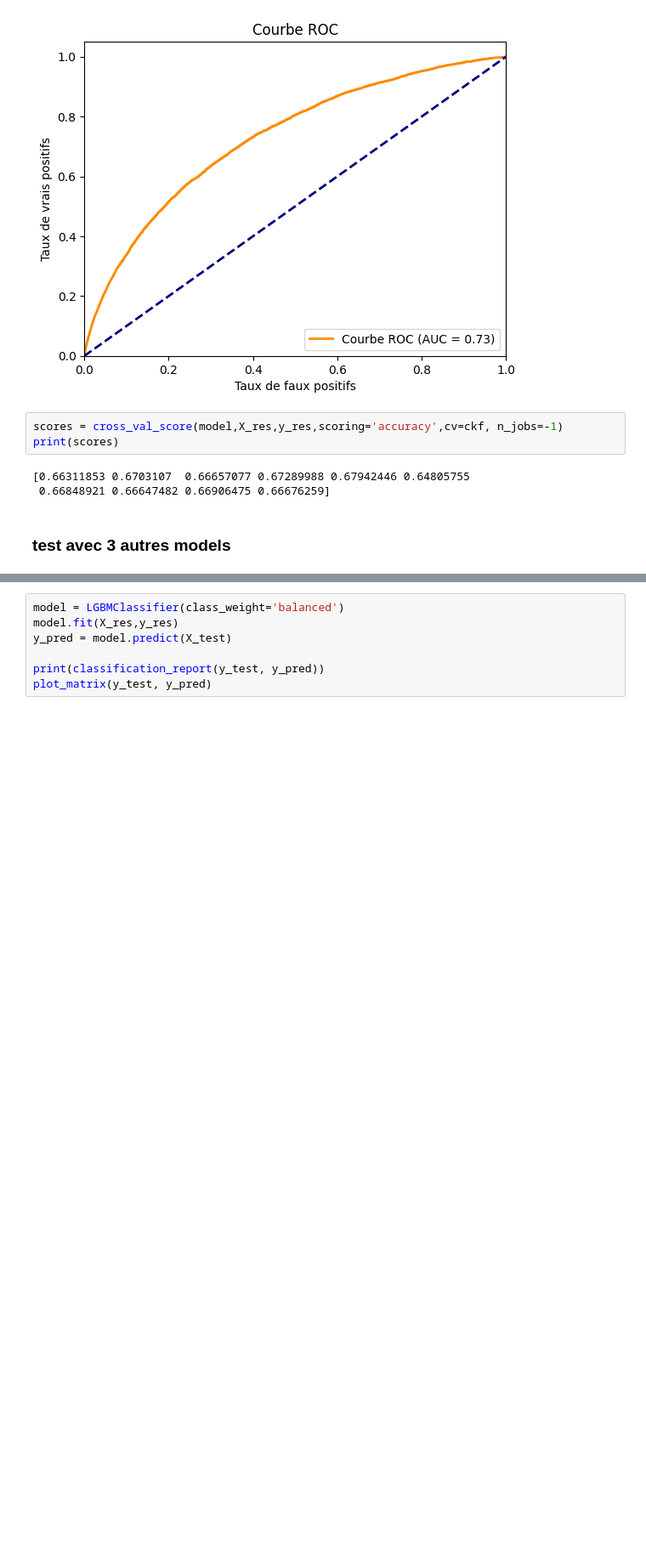
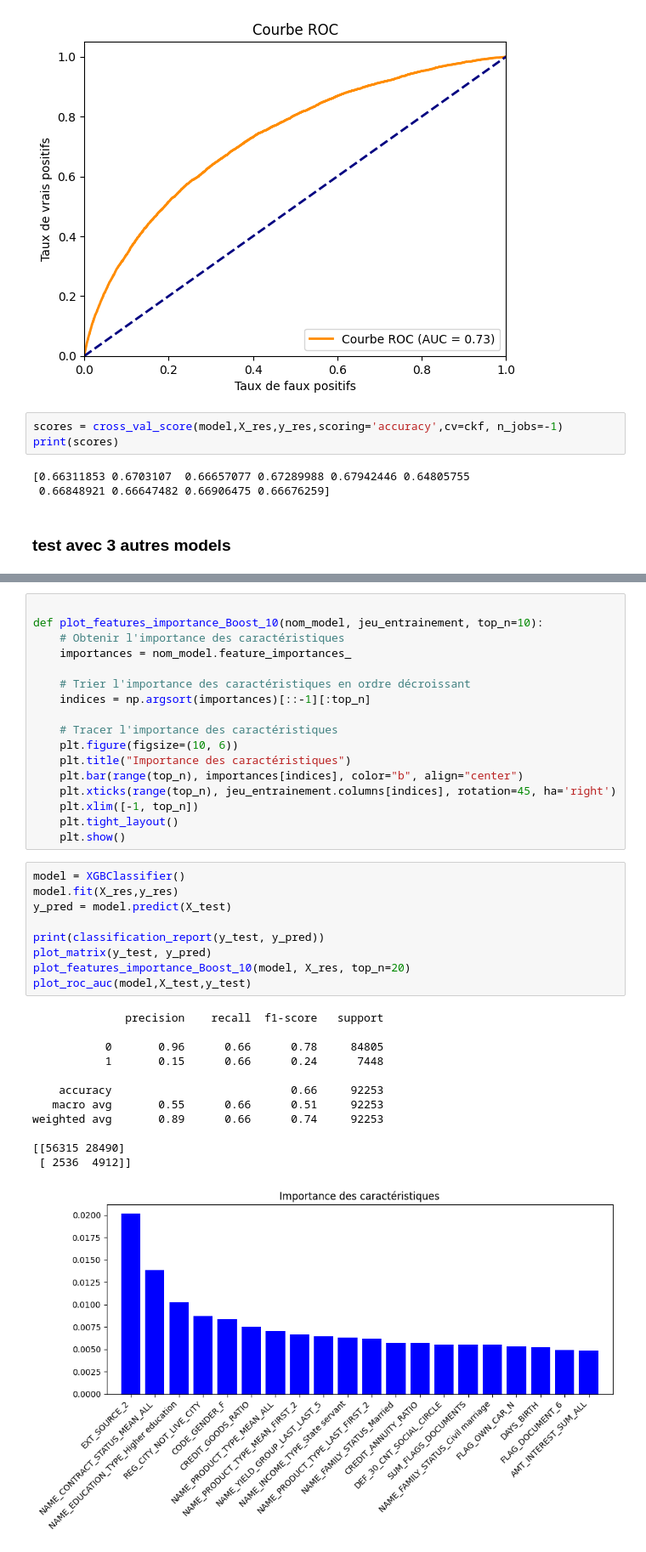
Before and after one commit to ASAKHRI/ProjetFilRouge, a Jupyter notebook: fEngeneering.ipynb, the cells around one changed output, grey strips where cells are left out. Shown at 85% size. Cells and saved outputs as stored; diff of their text form; blank space fills up the shorter version.

```diff
--- a/fEngeneering.ipynb
+++ b/fEngeneering.ipynb
@@ -1200,7 +1170,39 @@ from xgboost import XGBClassifier
+# %%
+
+def plot_features_importance_Boost_10(nom_model, jeu_entrainement, top_n=10):
+    # Obtenir l'importance des caractéristiques
+    importances = nom_model.feature_importances_
+
+    # Trier l'importance des caractéristiques en ordre décroissant
+    indices = np.argsort(importances)[::-1][:top_n]
+
+    # Tracer l'importance des caractéristiques
+    plt.figure(figsize=(10, 6))
+    plt.title("Importance des caractéristiques")
+    plt.bar(range(top_n), importances[indices], color="b", align="center")
+    plt.xticks(range(top_n), jeu_entrainement.columns[indices], rotation=45, ha='right')
+    plt.xlim([-1, top_n])
+    plt.tight_layout()
+    plt.show()
 # %%
-model = LGBMClassifier(class_weight='balanced')
+model = XGBClassifier()
 model.fit(X_res,y_res)
 y_pred = model.predict(X_test)
 
 print(classification_report(y_test, y_pred))
 plot_matrix(y_test, y_pred)
+plot_features_importance_Boost_10(model, X_res, top_n=20)
+plot_roc_auc(model,X_test,y_test)
+# %% [output]
+              precision    recall  f1-score   support
+
+           0       0.96      0.66      0.78     84805
+           1       0.15      0.66      0.24      7448
+
+    accuracy                           0.66     92253
+   macro avg       0.55      0.66      0.51     92253
+weighted avg       0.89      0.66      0.74     92253
+
+[[56315 28490]
+ [ 2536  4912]]
+[figure, added]
```
Also changed, not shown: parts of 18 cells of this notebook.
